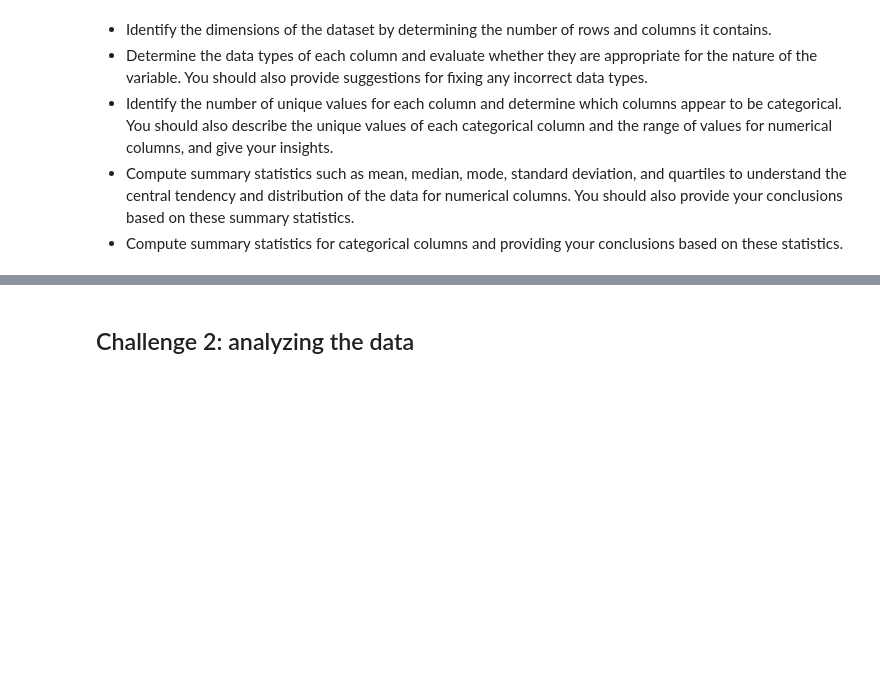
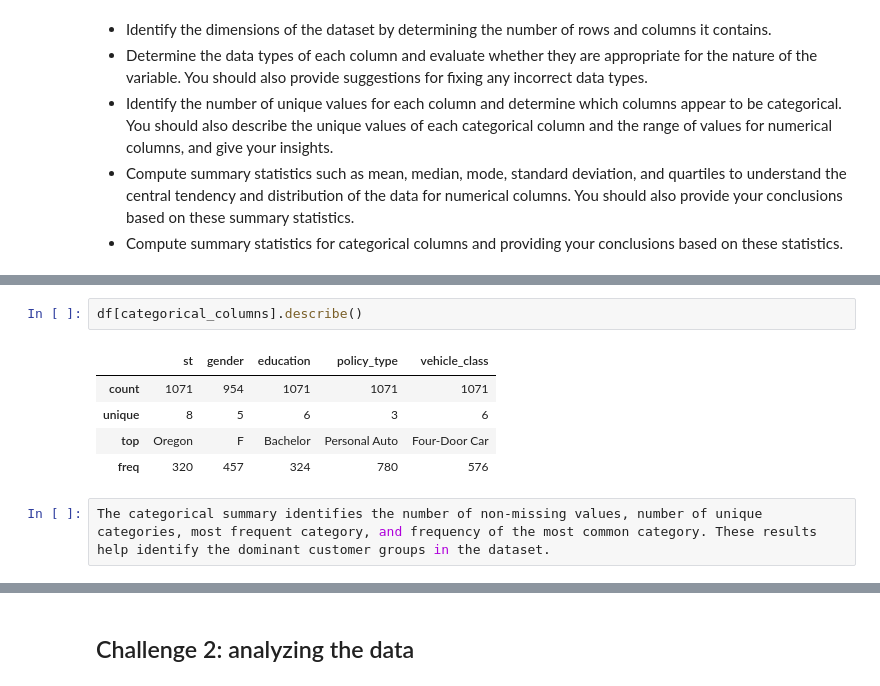
Before and after one commit to jannoelvero/lab-dw-pandas, a Jupyter notebook: lab-dw-pandas.ipynb, the cells around one changed output, grey strips where cells are left out. Saved outputs shown, nothing was run; the diff lists cells and outputs as text; blank space fills up the shorter version.

```diff
--- a/lab-dw-pandas.ipynb
+++ b/lab-dw-pandas.ipynb
@@ -97,0 +365,10 @@ df["total_claim_amount"]
+# %%
+df[categorical_columns].describe()
+# %% [output]
+|  | st | gender | education | policy_type | vehicle_class |
+| count | 1071 | 954 | 1071 | 1071 | 1071 |
+| unique | 8 | 5 | 6 | 3 | 6 |
+| top | Oregon | F | Bachelor | Personal Auto | Four-Door Car |
+| freq | 320 | 457 | 324 | 780 | 576 |
+# %%
+The categorical summary identifies the number of non-missing values, number of unique categories, most frequent category, and frequency of the most common category. These results help identify the dominant customer groups in the dataset.
```
Also changed, not shown: parts of 46 cells of this notebook.
